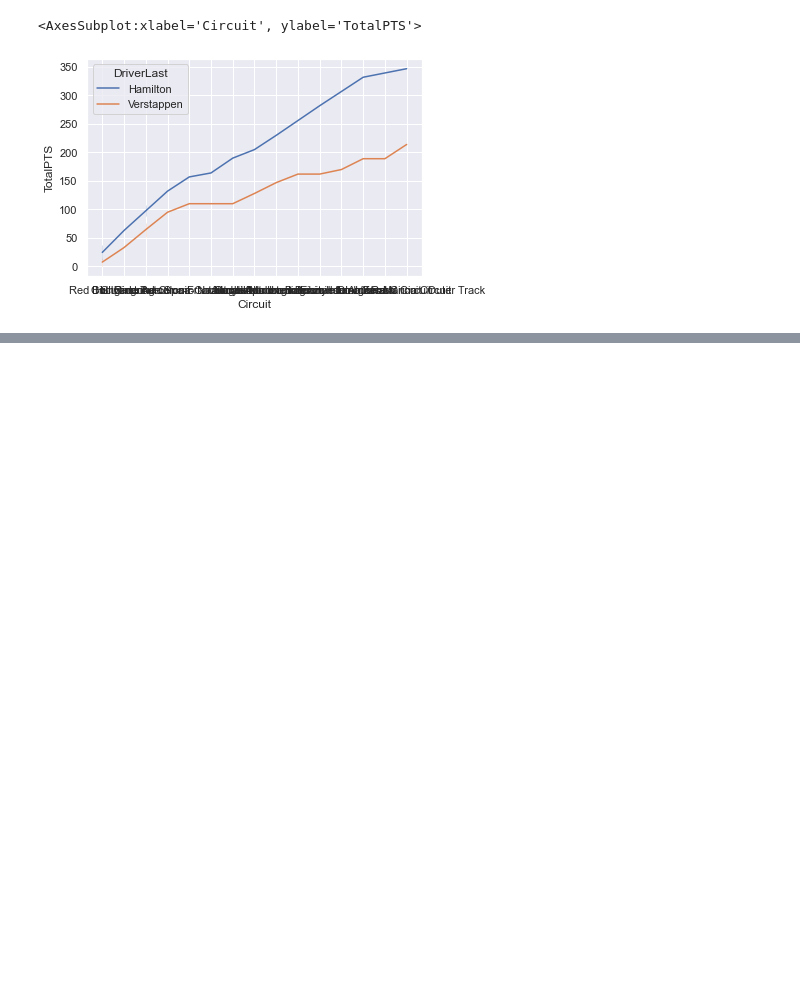
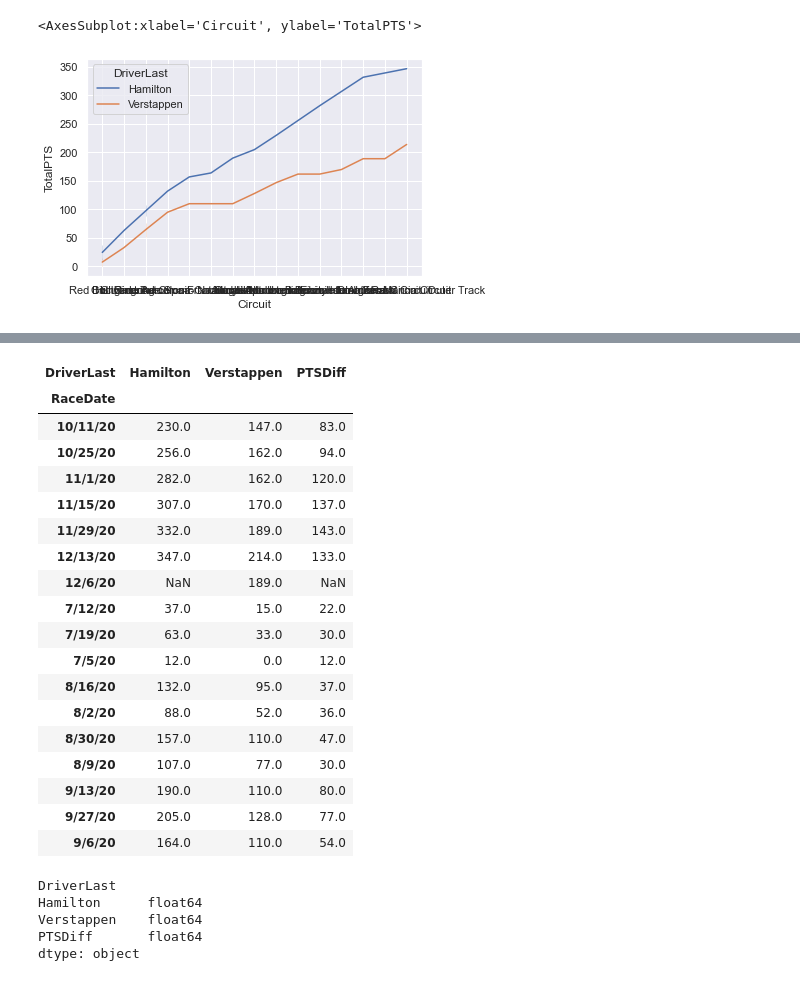
Before and after one commit to maxwellgriffith345/Python_Projects, a Jupyter notebook: F1_Vis/F1_Vis.ipynb, the cells around one changed output, grey strips where cells are left out. Drawn from its saved outputs; the diff is of its cells as text; code cells hidden in the pictures; blank space fills up the shorter version.

```diff
--- a/F1_Vis/F1_Vis.ipynb
+++ b/F1_Vis/F1_Vis.ipynb
@@ -79,0 +104,2 @@ sns.lineplot(data = data, x="Circuit", y="TotalPTS", hue = 'DriverLast')
+# %%
+wide_data = pd.pivot(data,index = 'RaceDate', columns = ['DriverLast'], values = 'TotalPTS')
@@ -79,0 +116,32 @@ sns.lineplot(data = data, x="Circuit", y="TotalPTS", hue = 'DriverLast')
+# %%
+wide_data['PTSDiff']= wide_data['Hamilton']-wide_data['Verstappen']
+# %%
+wide_data.sort_values(by = 'RaceDate')
+# %% [output]
+| DriverLast | Hamilton | Verstappen | PTSDiff |
+| RaceDate |  |  |  |
+| 10/11/20 | 230.0 | 147.0 | 83.0 |
+| 10/25/20 | 256.0 | 162.0 | 94.0 |
+| 11/1/20 | 282.0 | 162.0 | 120.0 |
+| 11/15/20 | 307.0 | 170.0 | 137.0 |
+| 11/29/20 | 332.0 | 189.0 | 143.0 |
+| 12/13/20 | 347.0 | 214.0 | 133.0 |
+| 12/6/20 | NaN | 189.0 | NaN |
+| 7/12/20 | 37.0 | 15.0 | 22.0 |
+| 7/19/20 | 63.0 | 33.0 | 30.0 |
+| 7/5/20 | 12.0 | 0.0 | 12.0 |
+| 8/16/20 | 132.0 | 95.0 | 37.0 |
+| 8/2/20 | 88.0 | 52.0 | 36.0 |
+| 8/30/20 | 157.0 | 110.0 | 47.0 |
+| 8/9/20 | 107.0 | 77.0 | 30.0 |
+| 9/13/20 | 190.0 | 110.0 | 80.0 |
+| 9/27/20 | 205.0 | 128.0 | 77.0 |
+| 9/6/20 | 164.0 | 110.0 | 54.0 |
+# %%
+wide_data.dtypes
+# %% [output]
+DriverLast
+Hamilton      float64
+Verstappen    float64
+PTSDiff       float64
+dtype: object
```
Also changed, not shown: parts of 5 cells of this notebook.
